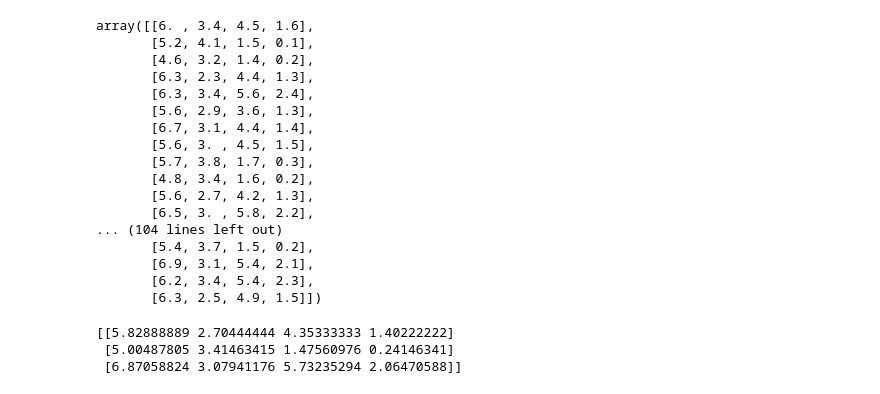
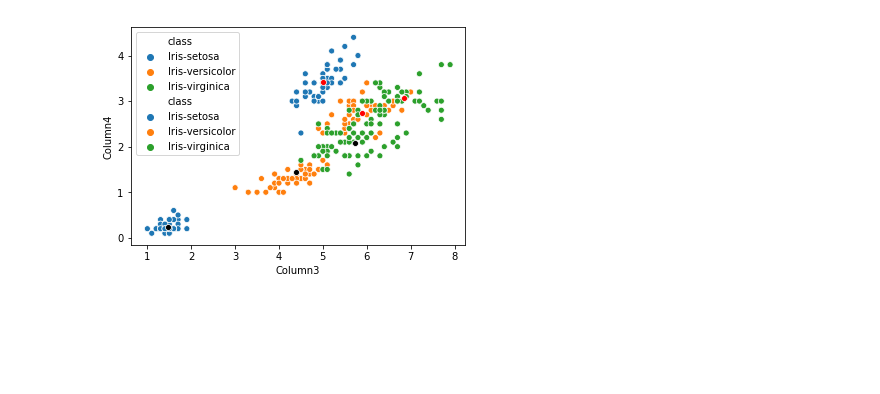
Before and after one commit to Alg0r1thmic/AI, a Jupyter notebook: UnsupervisedAlgorithms/K-Means/K-Means.ipynb, the cells around one changed output. Saved outputs shown, nothing was run; the diff lists cells and outputs as text; code cells hidden in the pictures; blank space fills up the shorter version.

Commit message:
upload kmeans plot

```diff
--- a/UnsupervisedAlgorithms/K-Means/K-Means.ipynb
+++ b/UnsupervisedAlgorithms/K-Means/K-Means.ipynb
@@ -7,8 +7,11 @@ import matplotlib.pyplot as plt
 import seaborn as sns
 from sklearn.utils import shuffle
 import seaborn as sns
+from numpy.linalg import norm
 import time
 from IPython.display import clear_output
+from sklearn.preprocessing import StandardScaler
+
 %matplotlib inline
 class ReadData(object):
     def __init__(self,datasetName='Iris.csv'):
@@ -29,41 +32,11 @@ class ReadData(object):
                 Y.append(2)
         df = df.drop(['Species'],axis=1)
         X = df.values.tolist()
-        datafeatureSize=50
-        labels = np.array([0]*datafeatureSize + [1]*datafeatureSize + [2]*datafeatureSize)
-        Y = np.zeros((datafeatureSize*3, 3))
-        for i in range(datafeatureSize*3):
-            Y[i, labels[i]] = 1
-        X, Y = shuffle(X,Y)
         X=np.array(X)
-        Y=np.array(Y)
-        forTestY=Y[120:]
-        forTestX=X[120:,:]
-        X=X[0:120,:]
-        Y=Y[0:120,:]
-        return X,Y,forTestX,forTestY
+        return X
 r=ReadData()
-[X,Y,forTestX,forTestY]=r.readData()
+X=r.readData()
-# %% [output]
-array([[6. , 3.4, 4.5, 1.6],
-       [5.2, 4.1, 1.5, 0.1],
-       [4.6, 3.2, 1.4, 0.2],
-       [6.3, 2.3, 4.4, 1.3],
-       [6.3, 3.4, 5.6, 2.4],
-       [5.6, 2.9, 3.6, 1.3],
-       [6.7, 3.1, 4.4, 1.4],
-       [5.6, 3. , 4.5, 1.5],
-       [5.7, 3.8, 1.7, 0.3],
-       [4.8, 3.4, 1.6, 0.2],
-       [5.6, 2.7, 4.2, 1.3],
-       [6.5, 3. , 5.8, 2.2],
-... (104 lines left out)
-       [5.4, 3.7, 1.5, 0.2],
-       [6.9, 3.1, 5.4, 2.1],
-       [6.2, 3.4, 5.4, 2.3],
-       [6.3, 2.5, 4.9, 1.5]])
 # %%
-import numpy as np
 class KMeans(object):
     def __init__(self,numClusters,numIterations=1000,isTrain=True,randomState=123):
         self.numClusters=numClusters
@@ -74,35 +47,46 @@ class KMeans(object):
         np.random.RandomState(self.randomState)
         random_idx = np.random.permutation(X.shape[0])
         centroids = X[random_idx[:self.numClusters]]
         return centroids
     #def updateCentrois(X,labels):
     def getDistanceBetweenPointsAndCentroids(self,X,centroids):#using ecuclidean distance ||x-c||^2
         distance = np.zeros((X.shape[0], self.numClusters))
         for k in range(self.numClusters):
             distance[:, k] =np.square(norm(X - centroids[k, :], axis=1))
         return distance
     def getClosestCluster(self, distance):#function for set labels to cluster
         return np.argmin(distance, axis=1)
     def updateCentroids(self, X, labels):#update new centroids
         centroids = np.zeros((self.numClusters, X.shape[1]))
         for k in range(self.numClusters):
             centroids[k, :] = np.mean(X[labels == k, :], axis=0)
         return centroids
     def fit(self, X):
         self.centroids = self.initializeCentroids(X)
         for i in range(self.numIterations):
             oldCentroids = self.centroids
             distance = self.getDistanceBetweenPointsAndCentroids(X, oldCentroids)
             self.labels = self.getClosestCluster(distance)
             self.centroids = self.updateCentroids(X, self.labels)
             if np.all(oldCentroids == self.centroids):
                 break
         return  self.centroids
+def dataVizualizationSepalLenghtWidth(centroids):
+    iris = pd.read_csv('iris.csv', names=['sepal_length', 'sepal_width', 'petal_length', 'petal_width', 'class'])
+    dataset = pd.DataFrame({'Column1':centroids[:,0],'Column2':centroids[:,1],'Column3':centroids[:,2],'Column4':centroids[:,3]})
+    sns.scatterplot(x='sepal_length', y='sepal_width', hue='class', data=iris)
+    sns.scatterplot(x='Column1', y='Column2', data=dataset,color="red")
+def dataVizualizationPetalLenghtWidth(centroids):
+    #current_palette = sns.color_palette()
+    #sns.palplot(current_palette)
+    iris = pd.read_csv('iris.csv', names=['sepal_length', 'sepal_width', 'petal_length', 'petal_width', 'class'])
+    dataset = pd.DataFrame({'Column1':centroids[:,0],'Column2':centroids[:,1],'Column3':centroids[:,2],'Column4':centroids[:,3]})
+    sns.scatterplot(x='petal_length', y='petal_width', hue='class', data=iris)
+    sns.scatterplot(x='Column3', y='Column4', data=dataset,color="black")
 if __name__=='__main__':
     km=KMeans(3)
-    centroides=km.fit(X)
-    print(centroides)
+    centroids=km.fit(X)
+    dataVizualizationSepalLenghtWidth(centroids)
+    dataVizualizationPetalLenghtWidth(centroids)
 # %% [output]
-[[5.82888889 2.70444444 4.35333333 1.40222222]
- [5.00487805 3.41463415 1.47560976 0.24146341]
- [6.87058824 3.07941176 5.73235294 2.06470588]]
+[figure, added]
```
Also changed, not shown: 5 other files.
